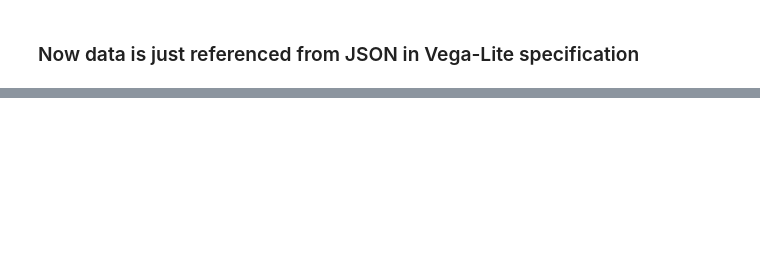
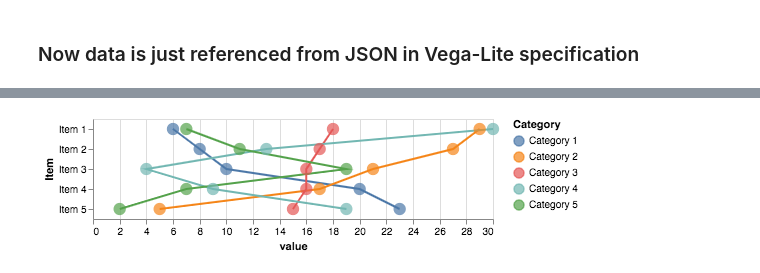
Before and after one commit to emonson/altair-vis-python, a Jupyter notebook: 01_NatureBarValues.ipynb, the cells around one changed output, grey strips where cells are left out. Saved outputs shown, nothing was run; the diff lists cells and outputs as text; code cells hidden in the pictures; blank space fills up the shorter version.

```diff
--- a/01_NatureBarValues.ipynb
+++ b/01_NatureBarValues.ipynb
@@ -172,0 +299,16 @@ alt.Chart(df).mark_circle(size=150).encode(
+# %%
+dots = alt.Chart(df).mark_circle(size=150).encode(
+    x = 'value:Q',
+    y = 'Item:O',
+    color = 'Category:N'
+)
+
+lines = alt.Chart(df).mark_line().encode(
+    x = 'value:Q',
+    y = 'Item:O',
+    color = 'Category:N'
+)
+
+lines + dots
+# %% [output]
+[figure, added]
```
Also changed, not shown: parts of 45 cells of this notebook, 43 other files.
